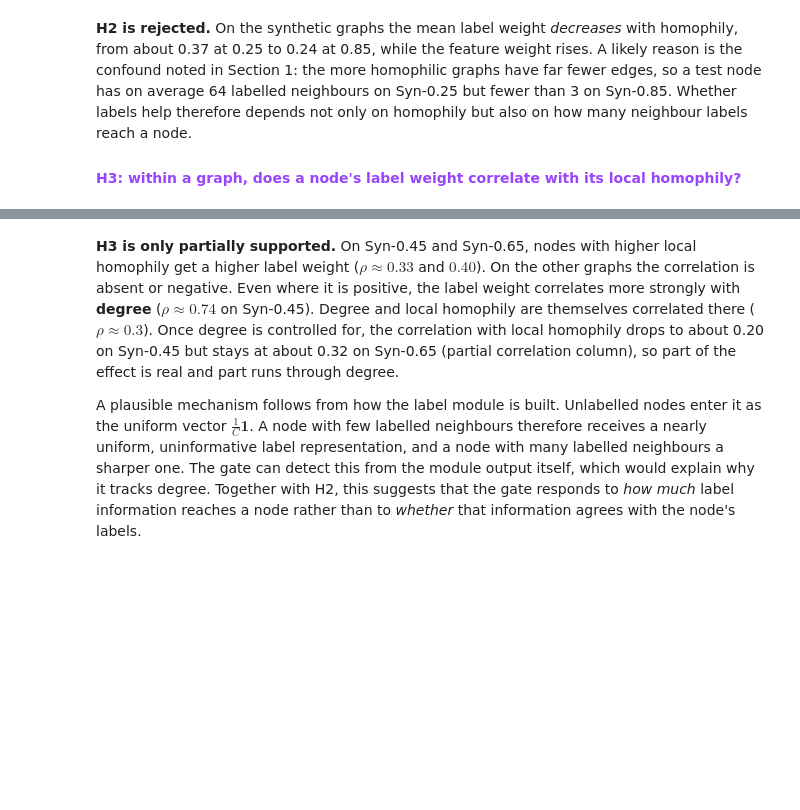
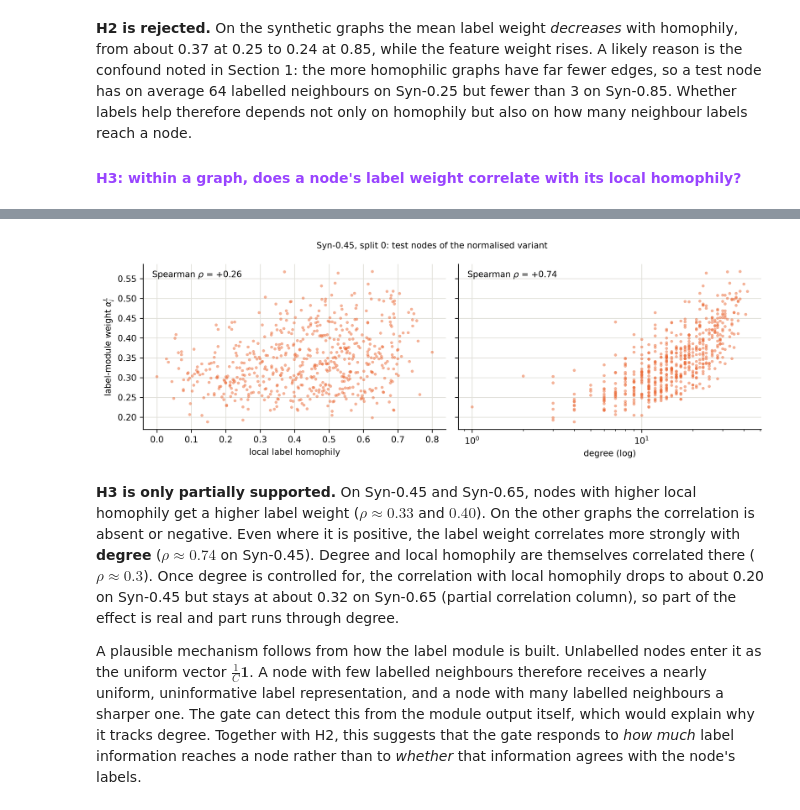
Before and after one commit to TimH149/GraphML, a Jupyter notebook: Project_Notebook.ipynb, the cells around one changed output, grey strips where cells are left out. Cells and saved outputs as stored; diff of their text form; code cells hidden in the pictures; blank space fills up the shorter version.

```diff
--- a/Project_Notebook.ipynb
+++ b/Project_Notebook.ipynb
@@ -770,19 +926,21 @@ h3_table.round(2)
 # %%
 # per-node view on Syn-0.45 (split 0), where the correlations are strongest
 g = nodes[(nodes["ds"] == "hyper_homo045") & (nodes["split"] == 0) & (nodes["degree"] > 0)]
-fig, axes = plt.subplots(1, 2, figsize=(10, 3.4), sharey=True)
+fig, axes = plt.subplots(1, 2, figsize=(10, 3.4), dpi=300, sharey=True)
 axes[0].scatter(g["local_homophily"], g["w_label"], s=10, alpha=0.5, color=MODULE_COLORS["label"], edgecolors="none")
 axes[0].set_xlabel("local label homophily")
 axes[0].set_ylabel(r"label-module weight $\alpha^L_i$")
 axes[1].scatter(g["degree"], g["w_label"], s=10, alpha=0.5, color=MODULE_COLORS["label"], edgecolors="none")
 axes[1].set_xscale("log")
 axes[1].set_xlabel("degree (log)")
 for ax, col in zip(axes, ["local_homophily", "degree"]):
     r = spearmanr(g[col], g["w_label"]).correlation
     ax.text(0.03, 0.92, rf"Spearman $\rho$ = {r:+.2f}", transform=ax.transAxes)
 fig.suptitle("Syn-0.45, split 0: test nodes of the normalised variant", fontsize=9)
 plt.tight_layout()
 plt.show()
+# %% [output]
+[figure, added]
 # %% [markdown]
 **H3 is only partially supported.** On Syn-0.45 and Syn-0.65, nodes with higher local homophily get a higher label weight ($\rho\approx0.33$ and $0.40$). On the other graphs the correlation is absent or negative. Even where it is positive, the label weight correlates more strongly with **degree** ($\rho\approx0.74$ on Syn-0.45). Degree and local homophily are themselves correlated there ($\rho\approx0.3$). Once degree is controlled for, the correlation with local homophily drops to about 0.20 on Syn-0.45 but stays at about 0.32 on Syn-0.65 (partial correlation column), so part of the effect is real and part runs through degree.
 
```
Also changed, not shown: parts of 16 cells of this notebook.
